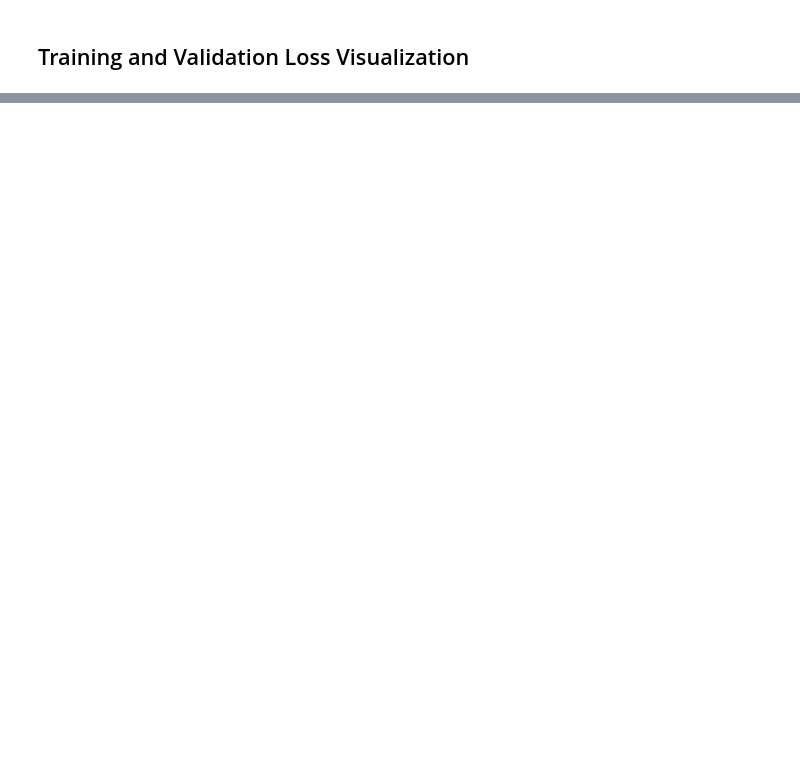
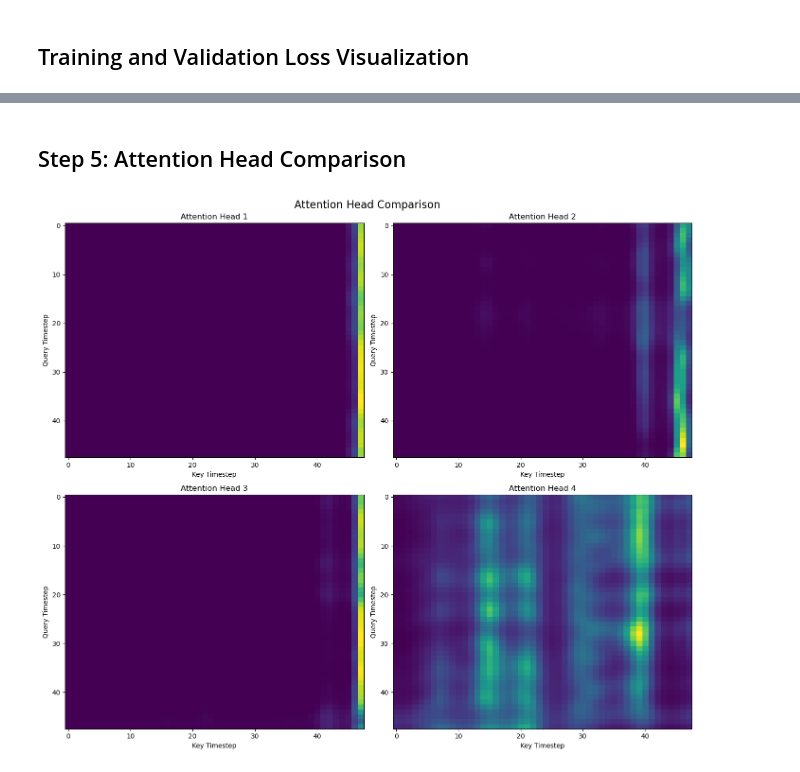
Before and after one commit to nid2709/TSA, a Jupyter notebook: notebooks/Transformer.ipynb, the cells around one changed output, grey strips where cells are left out. Drawn from its saved outputs; the diff is of its cells as text; code cells hidden in the pictures; blank space fills up the shorter version.

```diff
--- a/notebooks/Transformer.ipynb
+++ b/notebooks/Transformer.ipynb
@@ -2677,0 +1180,44 @@ layer_similarity_df
+# %% [markdown]
+## Step 5: Attention Head Comparison
+# %%
+import matplotlib.pyplot as plt
+
+sample_attention = attention_weights[0]
+
+fig, axes = plt.subplots(
+    2,
+    2,
+    figsize=(14, 12)
+)
+
+for head_idx, ax in enumerate(axes.flat):
+
+    head_attention = (
+        sample_attention[head_idx]
+        .cpu()
+        .numpy()
+    )
+
+    im = ax.imshow(
+        head_attention,
+        aspect="auto",
+        cmap="viridis"
+    )
+
+    ax.set_title(
+        f"Attention Head {head_idx + 1}"
+    )
+
+    ax.set_xlabel("Key Timestep")
+    ax.set_ylabel("Query Timestep")
+
+plt.suptitle(
+    "Attention Head Comparison",
+    fontsize=16
+)
+
+plt.tight_layout()
+
+plt.show()
+# %% [output]
+[figure, added]
```
Also changed, not shown: parts of 108 cells of this notebook, 1 other file.
